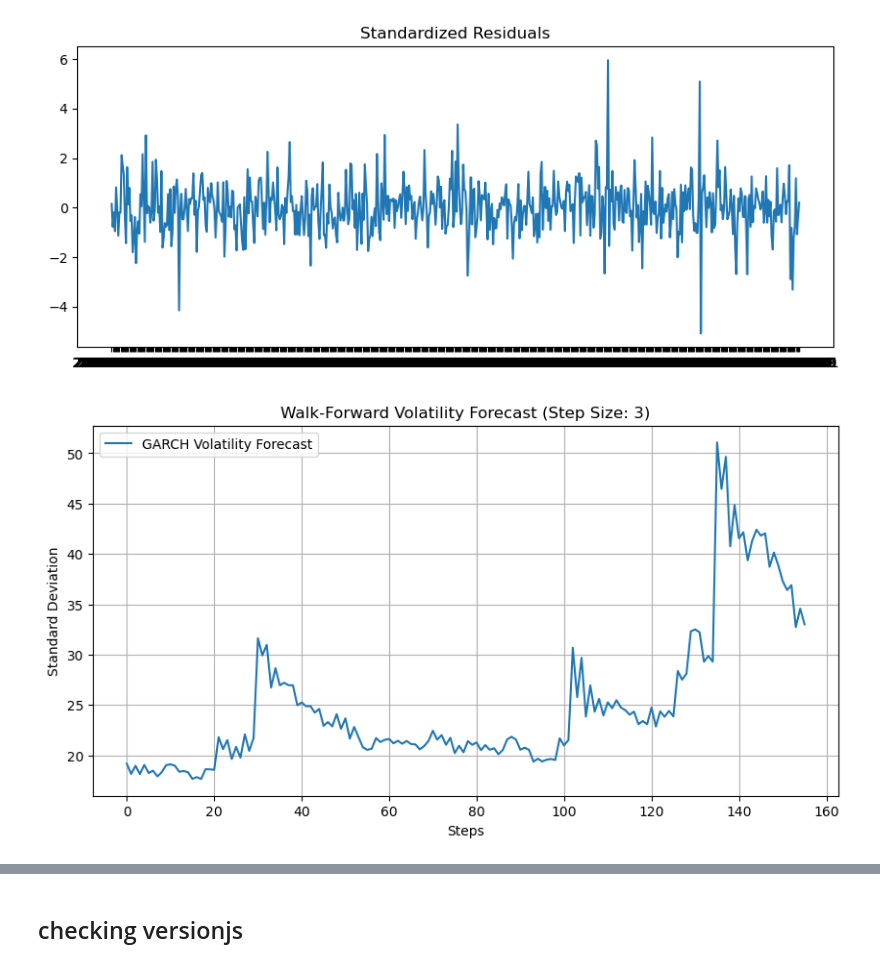
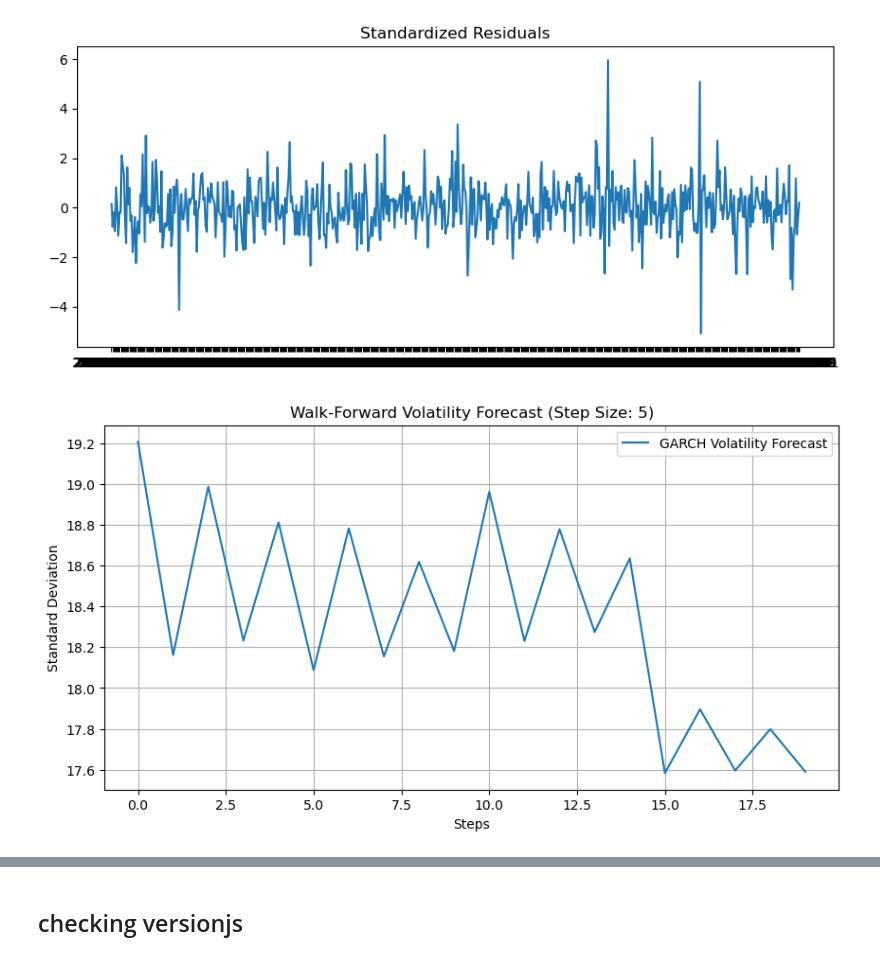
Before and after one commit to 035skt/ECO723, a Jupyter notebook: Analysis_11.ipynb, the cells around one changed output, grey strips where cells are left out. Drawn from its saved outputs; the diff is of its cells as text; code cells hidden in the pictures.

```diff
--- a/Analysis_11.ipynb
+++ b/Analysis_11.ipynb
@@ -82,5 +80,9 @@ test_size=0.2
 # analysis using first data
 train_size=int((1-test_size)*len(X))
 X_train,X_test=X.iloc[:train_size],X.iloc[train_size:]
+
+
+X_test=X_test.iloc[:20]
+
 print(X_train.shape,X_test.shape)
 # %% [output]
@@ -298,9 +302,9 @@ X_test_flat = X_test.values.ravel() if hasattr(X_test, 'values') else np.ravel(X
 train = list(X_train_flat.astype(float))
 test = list(X_test_flat.astype(float))
 
-predictions = []
+predictions_arima = []
 order = (1, 1, 1)  # Replace with optimal order
-step_size = 3
+step_size = 5
 
 for t in range(0, len(test), step_size):
     model = ARIMA(np.array(train), order=order)
@@ -309,19 +313,19 @@ for t in range(0, len(test), step_size):
     # Forecast up to 5 steps ahead (or fewer at the end)
     steps = min(step_size, len(test) - t)
     forecast = model_fit.forecast(steps=steps)
-    predictions.extend(forecast)
+    predictions_arima.extend(forecast)
 
     # Update train with the actual next 5 values
     actuals = test[t:t + steps]
     train.extend(actuals)
 
 # Evaluation and plot
-rmse = np.sqrt(mean_squared_error(test[:len(predictions)], predictions))
+rmse = np.sqrt(mean_squared_error(test[:len(predictions_arima)], predictions_arima))
 print(f"{step_size} stage Walk-Forward RMSE: {rmse:.4f}")
 
 plt.figure(figsize=(10, 5))
 plt.plot(test, label='Actual')
-plt.plot(predictions, label='Predicted', linestyle='--')
+plt.plot(predictions_arima, label='Predicted', linestyle='--')
 plt.legend()
 plt.title(f"{step_size} stage Walk-Forward Forecast vs Actual")
 plt.show()
@@ -506,33 +510,33 @@ def garch_volatility_forecast(arima_residuals_train, test_residuals, step_size=1
 
         # 3. Get standard deviation - new method for arch 4.15+
         # variance is in .variance, take sqrt to get std dev
         std_dev = np.sqrt(forecast.variance.values[-1, :])
         volatility_forecasts.extend(std_dev)
 
         # 4. Update history with actual test residuals
         history.extend(test_residuals[t:t+steps])
 
     return np.array(volatility_forecasts)
 
-X_test_values=np.array(X_test).reshape(156,)
+X_test_values=np.array(X_test).reshape(len(X_test),)
 
 
 # Get volatility forecasts
 volatility_forecast = garch_volatility_forecast(
     arima_residuals_train=residuals,
-    test_residuals=X_test_values-predictions,
+    test_residuals=X_test_values-predictions_arima,
     step_size=step_size,
     garch_order=(1,2)
 )
 
 # Plot results
 plt.figure(figsize=(10, 5))
 plt.plot(volatility_forecast, label='GARCH Volatility Forecast')
 plt.title(f'Walk-Forward Volatility Forecast (Step Size: {step_size})')
 plt.xlabel('Steps')
 plt.ylabel('Standard Deviation')
 plt.legend()
 plt.grid(True)
 plt.show()
 # %% [output]
-[figure, old version]
+[figure, new version]
```
Also changed, not shown: parts of 27 cells of this notebook, 6 other files.
